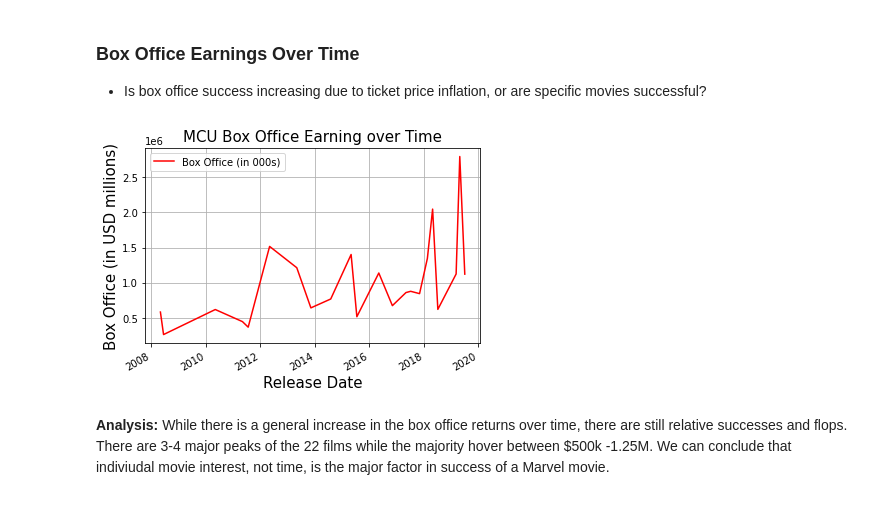
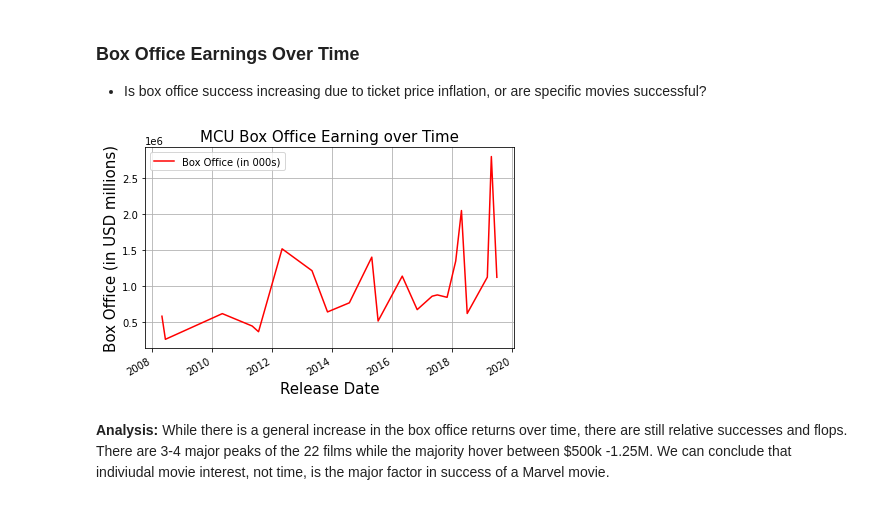
Before and after one commit to pnisenson/marvel-star, a Jupyter notebook: Final Data Analysis - Marvelous Data Miners.ipynb, the cells around one changed output. Drawn from its saved outputs; the diff is of its cells as text; code cells hidden in the pictures.

```diff
--- a/Final Data Analysis - Marvelous Data Miners.ipynb
+++ b/Final Data Analysis - Marvelous Data Miners.ipynb
@@ -43,11 +43,13 @@ final_movies
 # %%
 TimeBox = final_movies.plot(kind = "line", x = "Release Date", y = "Box Office (in 000s)", color = "red", grid = True)
 TimeBox.set_ylabel("Box Office (in USD millions)", fontsize = 15, color = "black")
 TimeBox.set_xlabel("Release Date", fontsize = 15, color = "black")
 TimeBox.set_title("MCU Box Office Earning over Time", fontsize = 15, color = "black")
+plt.tight_layout()
+plt.savefig("marvel_files/earnovertime.png")
 plt.show()
 # %% [output]
-[figure, old version]
+[figure, new version]
 # %% [markdown]
 **Analysis:** While there is a general increase in the box office returns over time, there are still relative successes and flops. There are 3-4 major peaks of the 22 films while the majority hover between $500k -1.25M. We can conclude that indiviudal movie interest, not time, is the major factor in success of a Marvel movie.
 # %% [markdown]
```
Also changed, not shown: parts of 2 cells of this notebook, 7 other files.
